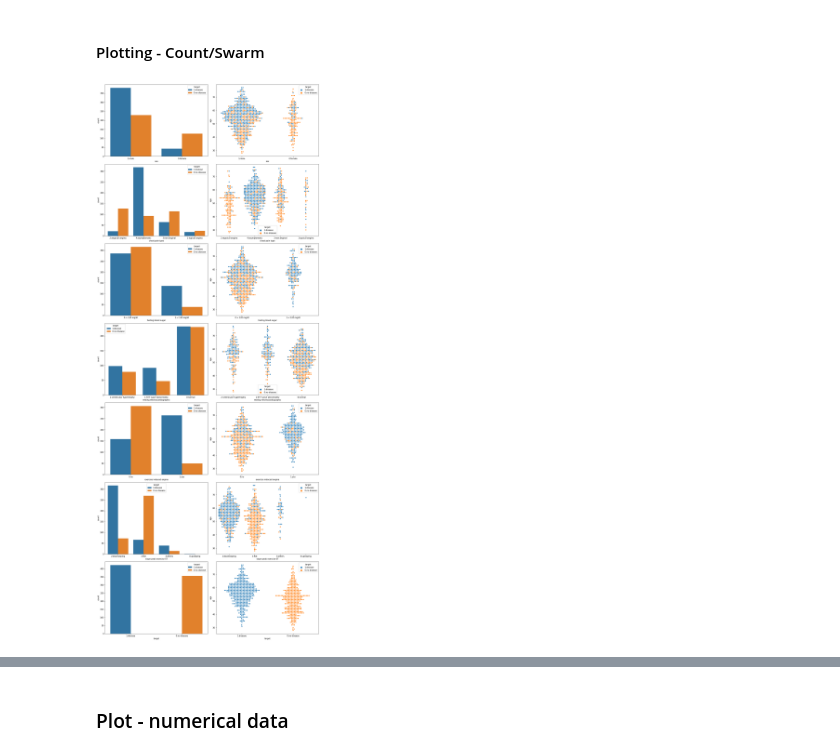
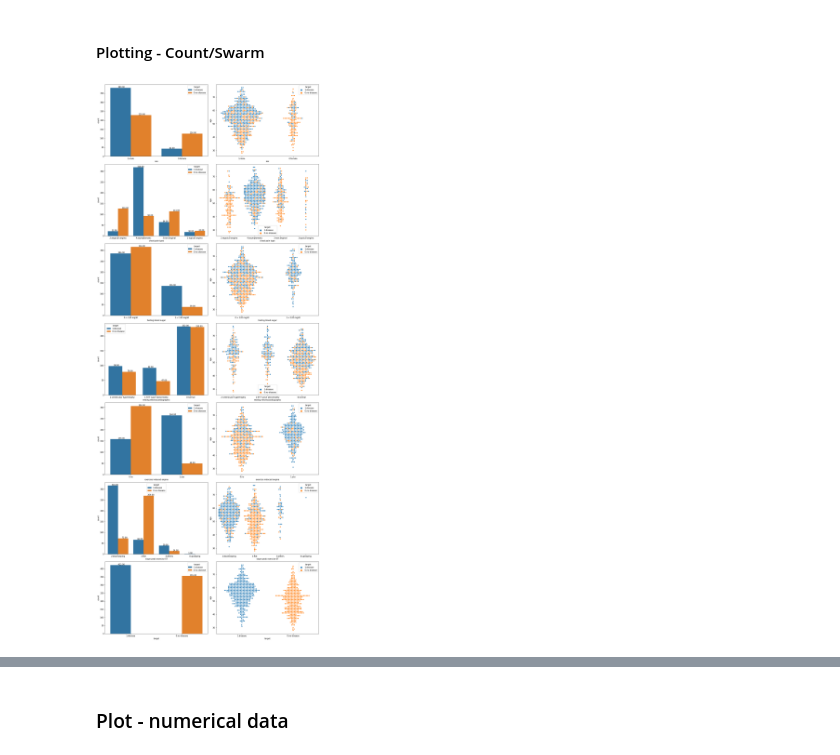
Before and after one commit to Nicola-Ibrahim/Heart-Diseases-Prediction, a Jupyter notebook: HeartDiseasePrediction.ipynb, the cells around one changed output, grey strips where cells are left out. Saved outputs shown, nothing was run; the diff lists cells and outputs as text; code cells hidden in the pictures.

```diff
--- a/HeartDiseasePrediction.ipynb
+++ b/HeartDiseasePrediction.ipynb
@@ -297,15 +293,20 @@ plot_swarm_var()
 # %%
 def plot_count_swarm_var():
     sub_num_of_row = len(cat_cols)
     sub_num_of_col = 2     # three columns: overall, no disease, disease
 
     _, axs = plt.subplots(nrows=sub_num_of_row, ncols=sub_num_of_col, figsize=(16, 40), constrained_layout = True)
 
 
     for i in range(sub_num_of_row):
-        sns.countplot(data=cat_data, x=cat_cols[i], hue='target', ax=axs[i][0])
+        ax = sns.countplot(data=cat_data, x=cat_cols[i], hue='target', ax=axs[i][0])
+        for p in ax.patches:
+            ax.annotate('{:.2f}'.format(p.get_height()), (p.get_x()+0.15, p.get_height()+1))
+
         sns.swarmplot(data=cat_data, x=cat_cols[i], y='age', hue='target', ax=axs[i][1])
 
+
+#
 plot_count_swarm_var()
 # %% [output]
-[figure, old version]
+[figure, new version]
```
Also changed, not shown: parts of 24 cells of this notebook.
